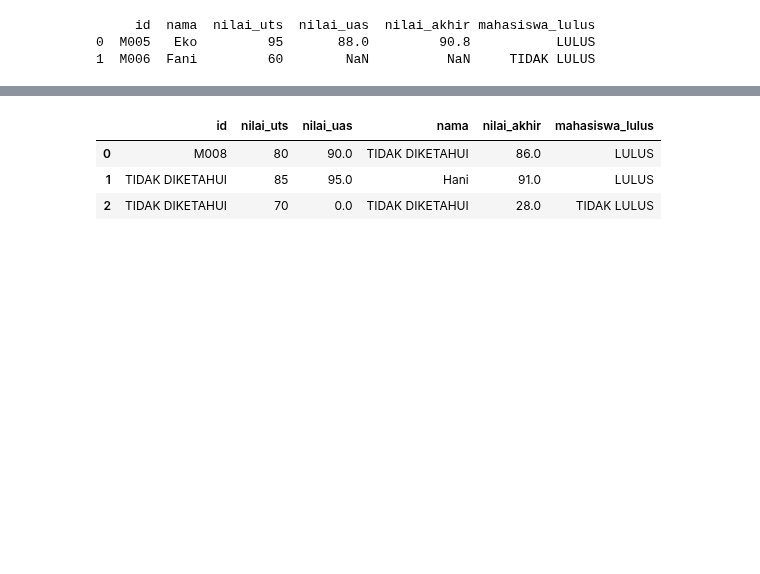
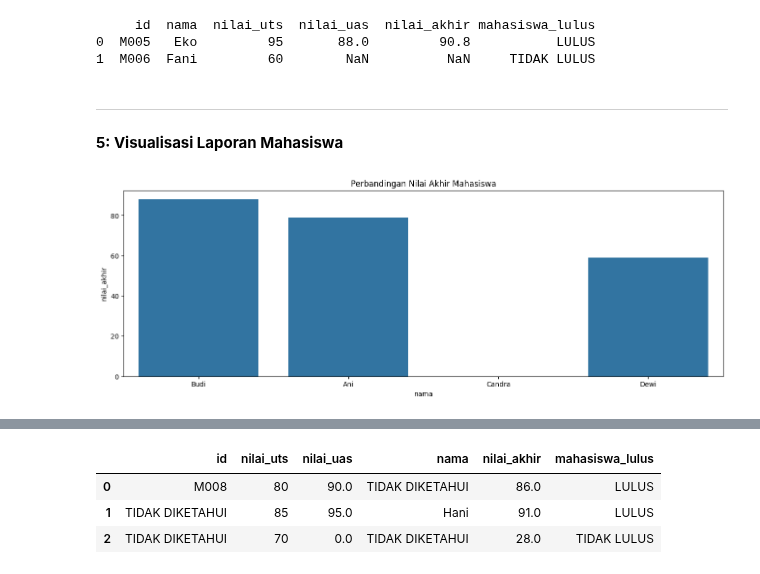
Before and after one commit to Aris0506/Python-Data-Analysis-Project-learning-journey, a Jupyter notebook: brainstroming/01 list/putting it together for reusabilty.ipynb, the cells around one changed output, grey strips where cells are left out. Drawn from its saved outputs; the diff is of its cells as text; code cells hidden in the pictures; blank space fills up the shorter version.

Commit message:
adding visualization

```diff
--- a/brainstroming/01 list/putting it together for reusabilty.ipynb
+++ b/brainstroming/01 list/putting it together for reusabilty.ipynb
@@ -47,7 +47,9 @@ def buat_laporan_kelulusan(data_mentah_list):
 
 
 # print(buat_laporan_kelulusan(data_mahasiswa))
-print(buat_laporan_kelulusan(data_mahasiswa))
+laporan_final = buat_laporan_kelulusan(data_mahasiswa)
+
+print(laporan_final)
 # %% [output]
      id    nama  nilai_uts  nilai_uas  nilai_akhir mahasiswa_lulus
 0  M001    Budi         85       90.0         88.0           LULUS
@@ -66,3 +68,19 @@ print(laporan_semester_depan)
      id  nama  nilai_uts  nilai_uas  nilai_akhir mahasiswa_lulus
 0  M005   Eko         95       88.0         90.8           LULUS
 1  M006  Fani         60        NaN          NaN     TIDAK LULUS
+# %% [markdown]
+---
+**5: Visualisasi Laporan Mahasiswa**
+# %%
+# (Bar Chart): Perbandingan Nilai Akhir
+import seaborn as sns
+import matplotlib.pyplot as plt
+plt.figure(figsize=(16, 5))
+sns.barplot(data=laporan_final,
+             x='nama',
+             y='nilai_akhir')
+
+plt.title('Perbandingan Nilai Akhir Mahasiswa')
+plt.show()
+# %% [output]
+[figure, added]
```
Also changed, not shown: parts of 2 cells of this notebook, 1 other file.
